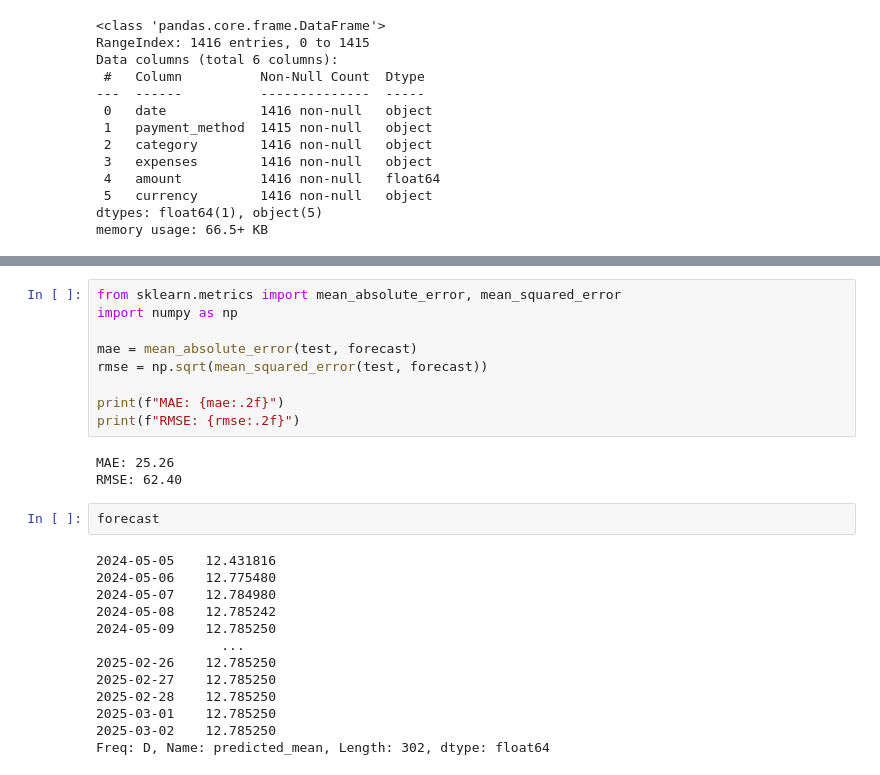
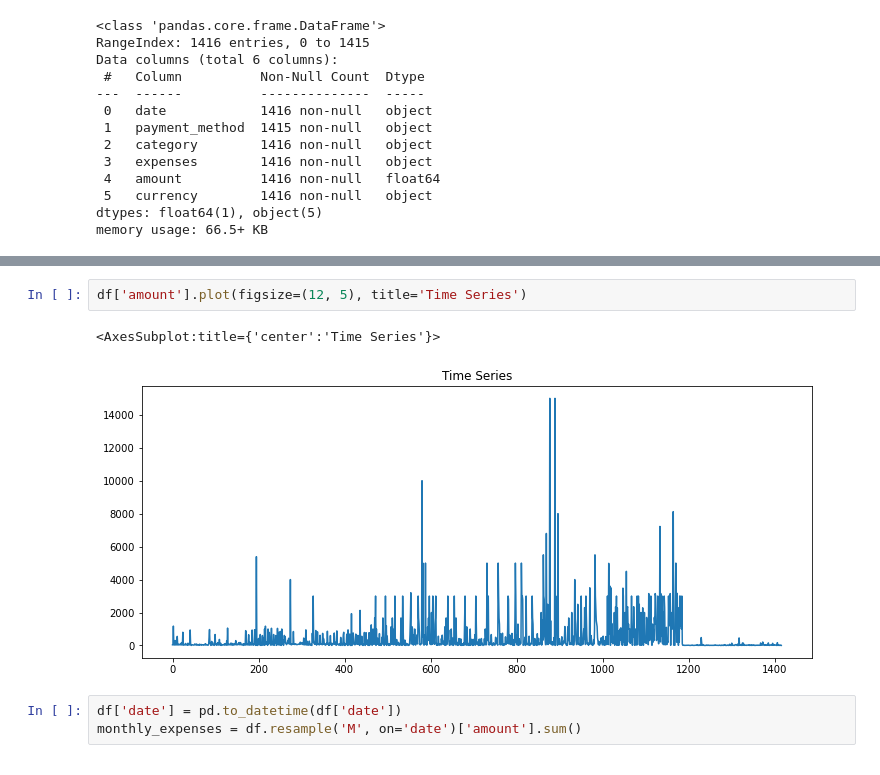
Before and after one commit to ideaxh/Artif-I, a Jupyter notebook: backend/config/budget_forecasting/testing_forecasting_model.ipynb, the cells around one changed output, grey strips where cells are left out. Drawn from its saved outputs; the diff is of its cells as text.

Commit message:
finalized base forecasting model on monthly basis

```diff
--- a/backend/config/budget_forecasting/testing_forecasting_model.ipynb
+++ b/backend/config/budget_forecasting/testing_forecasting_model.ipynb
@@ -295,27 +250,8 @@ Freq: D, Name: predicted_mean, Length: 302, dtype: float64
-# %%
-from sklearn.metrics import mean_absolute_error, mean_squared_error
-import numpy as np
-
-mae = mean_absolute_error(test, forecast)
-rmse = np.sqrt(mean_squared_error(test, forecast))
-
-print(f"MAE: {mae:.2f}")
-print(f"RMSE: {rmse:.2f}")
-# %% [output]
-MAE: 25.26
-RMSE: 62.40
-# %%
-forecast
-# %% [output]
-2024-05-05    12.431816
-2024-05-06    12.775480
-2024-05-07    12.784980
-2024-05-08    12.785242
-2024-05-09    12.785250
-                ...
-2025-02-26    12.785250
-2025-02-27    12.785250
-2025-02-28    12.785250
-2025-03-01    12.785250
-2025-03-02    12.785250
-Freq: D, Name: predicted_mean, Length: 302, dtype: float64
+# %%
+df['amount'].plot(figsize=(12, 5), title='Time Series')
+# %% [output]
+<AxesSubplot:title={'center':'Time Series'}>
+[figure, added]
+# %%
+df['date'] = pd.to_datetime(df['date'])
+monthly_expenses = df.resample('M', on='date')['amount'].sum()
```
Also changed, not shown: parts of 10 cells of this notebook, 1 other file.
